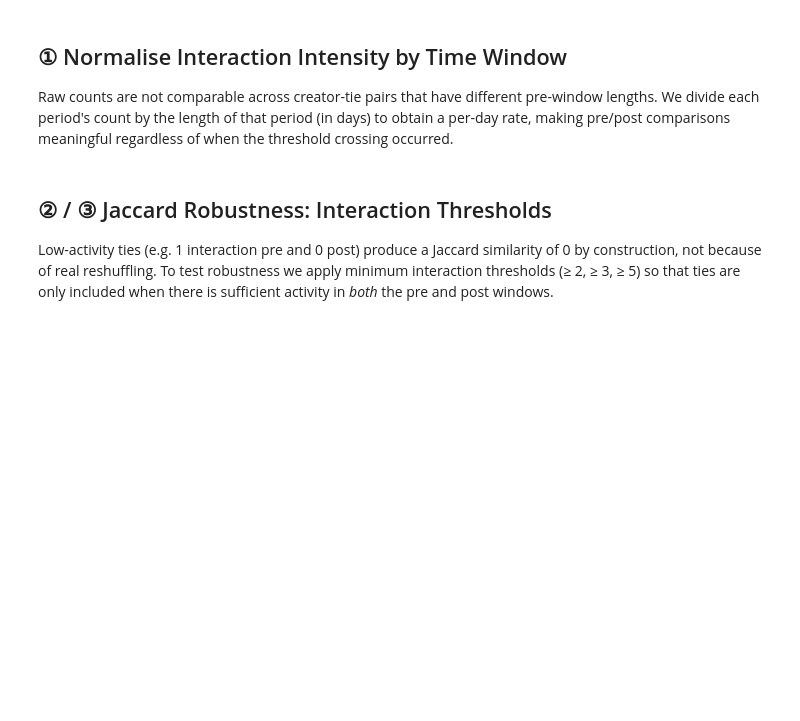
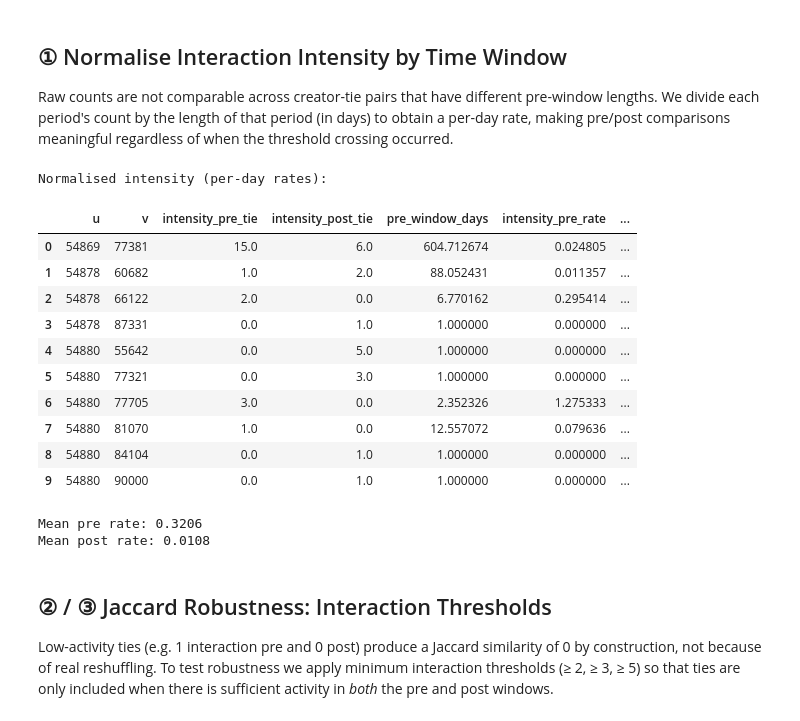
Before and after one commit to catchshashank/network-dynamics, a Jupyter notebook: notebooks/status-network-updated-v150326.ipynb, the cells around one changed output. Drawn from its saved outputs; the diff is of its cells as text; code cells hidden in the pictures; blank space fills up the shorter version.

```diff
--- a/notebooks/status-network-updated-v150326.ipynb
+++ b/notebooks/status-network-updated-v150326.ipynb
@@ -770,15 +770,15 @@ intensity_by_tie_dates_agg = intensity_by_tie_dates_agg.merge(
 # 2. Calculate the first interaction time for each (u,v) pair
 #    Assuming tie_establishment_dates_symmetric is already available globally from previous steps.
 first_interaction_times = interactions_df.merge(
-    tie_establishment_dates_symmetric,
+    tie_establishment_dates,
     left_on=['source', 'target'],
-    right_on=['tie_u', 'tie_v'],
+    right_on=['u', 'v'],
     how='inner'
-).groupby(['tie_u', 'tie_v'])['time'].min().reset_index()
+).groupby(['u', 'v'])['time'].min().reset_index()
 
 first_interaction_times = first_interaction_times.rename(columns={
-    'tie_u': 'u',
-    'tie_v': 'v',
+    'u': 'u',
+    'v': 'v',
     'time': 'first_interaction_time'
 })
 
@@ -959,35 +959,50 @@ def normalise_intensity_by_window(intensity_by_tie, interactions_df, tie_establi
         .reset_index()
         .rename(columns={'source': 'u', 'target': 'v', 'time': 'first_interaction_time'})
     )
-    df = df.merge(first_ix, on=['u', 'v'], how='left')
+    df = df.merge(first_ix, on=['u', 'v'], how='left', suffixes=('_orig', ''))
 
     # Ensure datetime
     df['tie_established_on']    = pd.to_datetime(df['tie_established_on'])
     df['first_interaction_time'] = pd.to_datetime(df['first_interaction_time'])
 
     # Pre-window in days (minimum 1 to avoid division by zero)
     df['pre_window_days'] = (
         (df['tie_established_on'] - df['first_interaction_time'])
         .dt.total_seconds() / 86400
     ).clip(lower=1)
 
     df['intensity_pre_rate']  = df['intensity_pre_tie']  / df['pre_window_days']
     df['intensity_post_rate'] = df['intensity_post_tie'] / window_days
 
     return df
 
 
 intensity_normalised = normalise_intensity_by_window(
     intensity_by_tie_dates_agg, interactions_df, tie_establishment_dates
 )
 
 print("Normalised intensity (per-day rates):")
 display(intensity_normalised[['u','v','intensity_pre_tie','intensity_post_tie',
                                'pre_window_days','intensity_pre_rate','intensity_post_rate']].head(10))
 
 # Summary statistics
 print("\nMean pre rate:",  round(intensity_normalised['intensity_pre_rate'].mean(), 4))
 print("Mean post rate:", round(intensity_normalised['intensity_post_rate'].mean(), 4))
+# %% [output]
+Normalised intensity (per-day rates):
+|  | u | v | intensity_pre_tie | intensity_post_tie | pre_window_days | intensity_pre_rate | ... |
+| 0 | 54869 | 77381 | 15.0 | 6.0 | 604.712674 | 0.024805 | ... |
+| 1 | 54878 | 60682 | 1.0 | 2.0 | 88.052431 | 0.011357 | ... |
+| 2 | 54878 | 66122 | 2.0 | 0.0 | 6.770162 | 0.295414 | ... |
+| 3 | 54878 | 87331 | 0.0 | 1.0 | 1.000000 | 0.000000 | ... |
+| 4 | 54880 | 55642 | 0.0 | 5.0 | 1.000000 | 0.000000 | ... |
+| 5 | 54880 | 77321 | 0.0 | 3.0 | 1.000000 | 0.000000 | ... |
+| 6 | 54880 | 77705 | 3.0 | 0.0 | 2.352326 | 1.275333 | ... |
+| 7 | 54880 | 81070 | 1.0 | 0.0 | 12.557072 | 0.079636 | ... |
+| 8 | 54880 | 84104 | 0.0 | 1.0 | 1.000000 | 0.000000 | ... |
+| 9 | 54880 | 90000 | 0.0 | 1.0 | 1.000000 | 0.000000 | ... |
+Mean pre rate: 0.3206
+Mean post rate: 0.0108
 # %% [markdown]
 ## ② / ③ Jaccard Robustness: Interaction Thresholds
 
```
Also changed, not shown: parts of 9 cells of this notebook.
